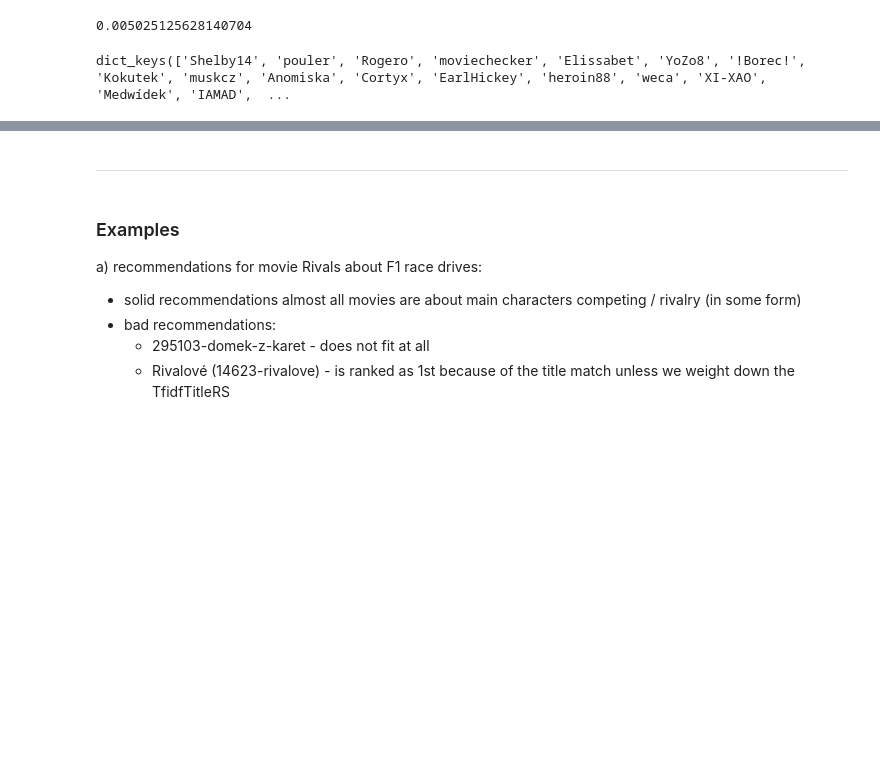
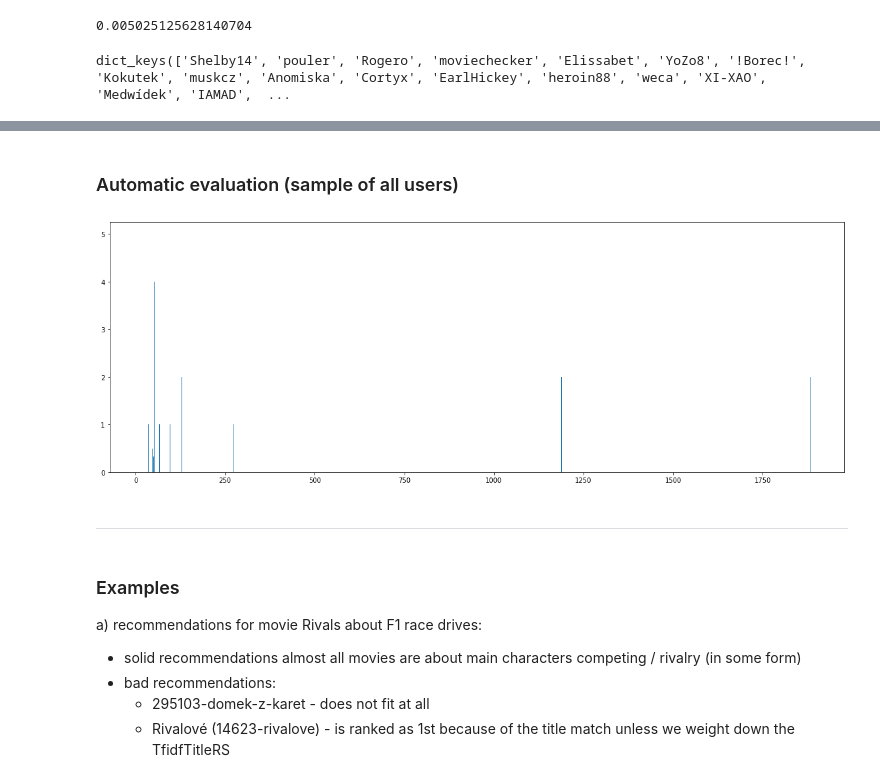
Before and after one commit to prompteus/csfd-movie-recommender, a Jupyter notebook: src/recommend/notebooks/cb_recsystems.ipynb, the cells around one changed output, grey strips where cells are left out. Cells and saved outputs as stored; diff of their text form; code cells hidden in the pictures; blank space fills up the shorter version.

```diff
--- a/src/recommend/notebooks/cb_recsystems.ipynb
+++ b/src/recommend/notebooks/cb_recsystems.ipynb
@@ -1167,6 +1437,7 @@ class Ensemble:
         # TODO: helper func. for testing purpose
         ...
 # %%
+WEIGHTS = [0.15, 0.1, 0.15, 0.9, 0.5]
 ensemble = Ensemble(movie_db, [TopBayesAvgRatingRS, MostRatingsRS, TfidfTitleRS, TfidfDescriptionTitleRS, GenresRS])
 # %% [output]
 Ensemble: Initializing TopBayesAvgRatingRS ...
@@ -1379,0 +1977,2 @@ for username in tqdm(user2hist.keys()):
+# %%
+evaluator = Evaluator(movie_db, ratings, ensemble)
@@ -1380,3 +2033,17 @@ for username in tqdm(user2hist.keys()):
+# %% [markdown]
+### Automatic evaluation (sample of all users)
+# %%
+df_eval_users_auto = evaluator.evaluate_users_automatically(num_users=100)
+# %%
+# save the automatic user evaluation
+df_eval_users_auto.to_csv("../logs/df_eval_users_auto")
+
+# visualize automatic eval
+plt.rcParams["figure.figsize"] = (20,7)
+plt.bar(df_eval_users_auto.index, df_eval_users_auto.overlap)
+plt.show()
+# %% [output]
+[figure, added]
 # %% [markdown]
 ---
 # %% [markdown]
```
Also changed, not shown: parts of 28 cells of this notebook, 5 other files.
